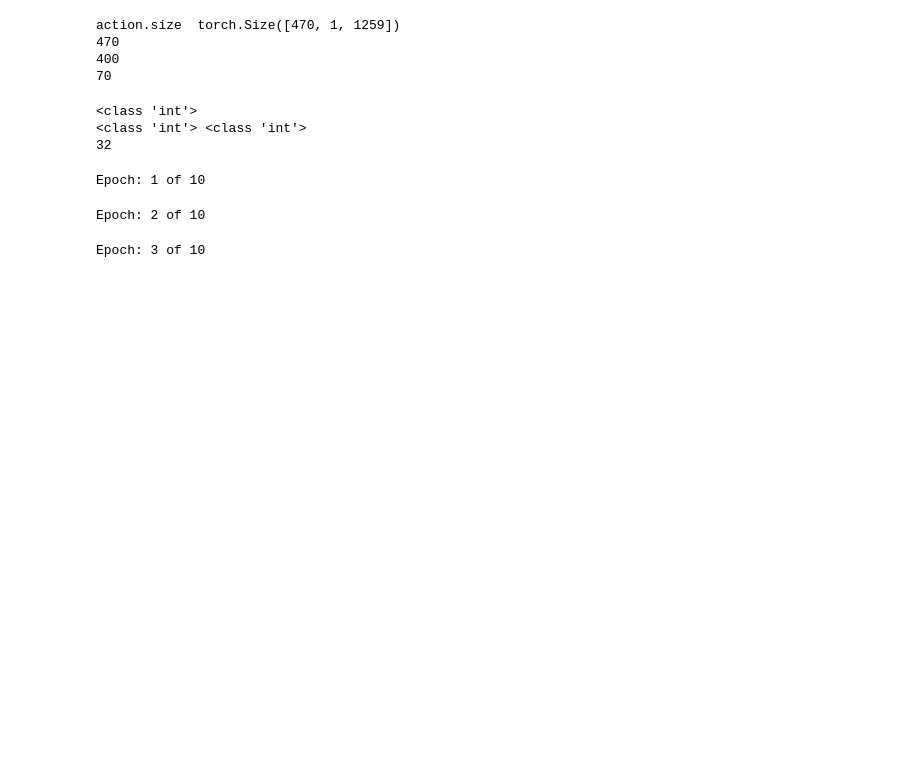
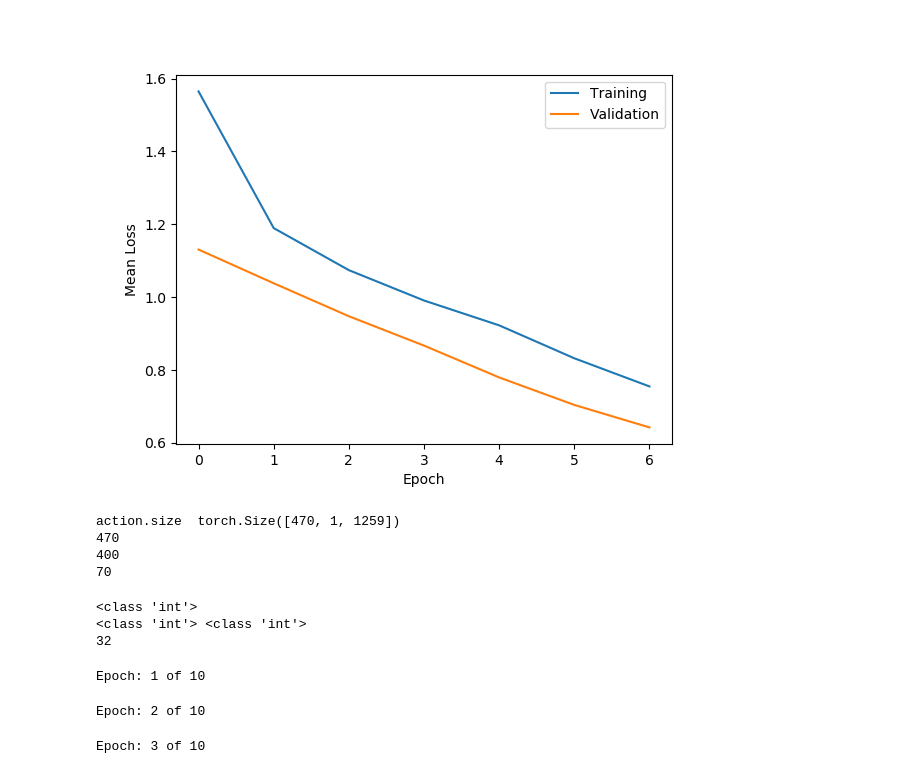
Before and after one commit to mdurandgasselin/IFT-725-TimeSeries, a Jupyter notebook: test_seriesNet.ipynb, the cells around one changed output. Cells and saved outputs as stored; diff of their text form; code cells hidden in the pictures; blank space fills up the shorter version.

```diff
--- a/test_seriesNet.ipynb
+++ b/test_seriesNet.ipynb
@@ -36,3 +98,7 @@ torch.Size([1, 1, 1260])
+# %%
+Image(filename='fig_metric.png')
+# %% [output]
+[figure, added]
 # %%
 dataset = fn_500_dataset.ActionDataset(".\\individual_stocks_5yr/",axes='close', normalise=False)
 dataset.float()
```
Also changed, not shown: parts of 7 cells of this notebook, 3 other files.
